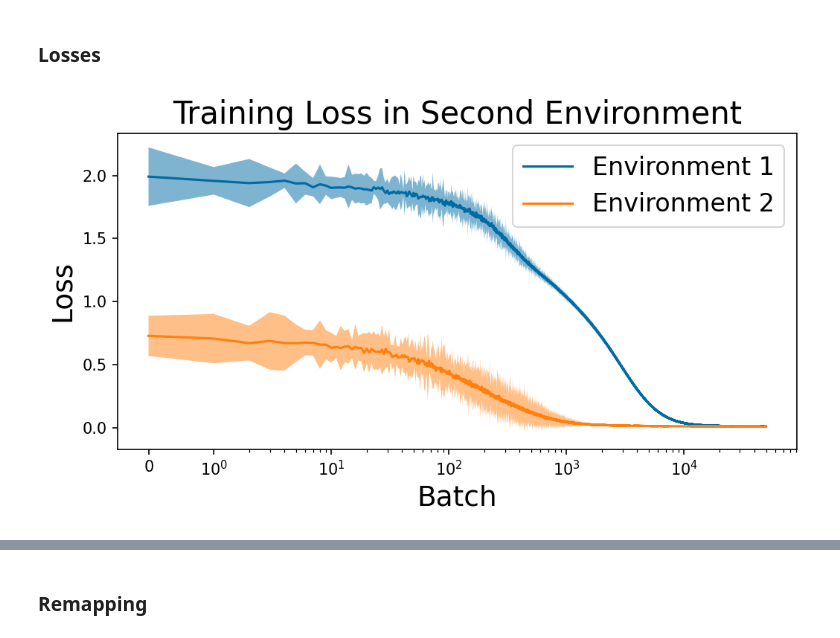
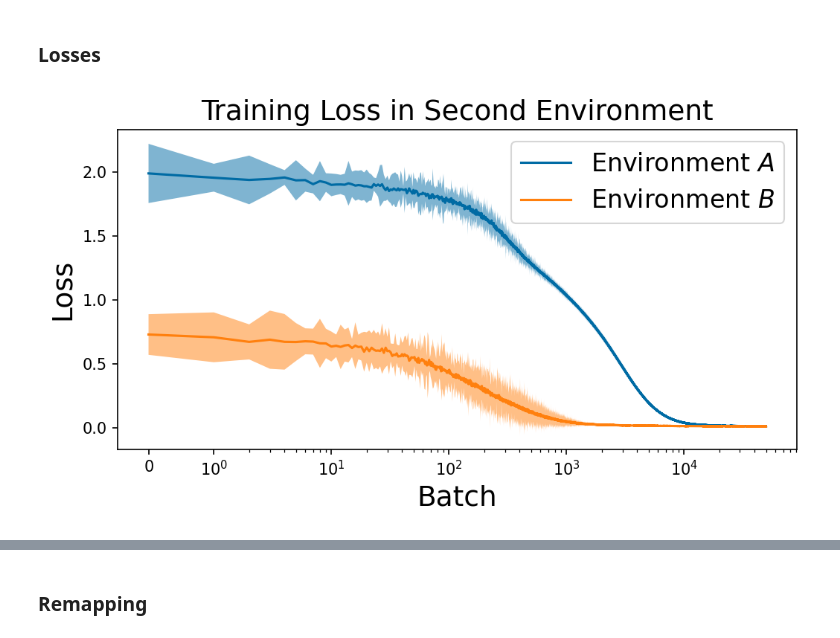
Before and after one commit to ChackMociute/Master-Thesis, a Jupyter notebook: analysis/comparison.ipynb, the cells around one changed output, grey strips where cells are left out. Cells and saved outputs as stored; diff of their text form; code cells hidden in the pictures.

```diff
--- a/analysis/comparison.ipynb
+++ b/analysis/comparison.ipynb
@@ -29,23 +29,23 @@ losses = a2f.get_pos_losses()
 # %%
 plt.figure(figsize=(7, 4), dpi=150)
 
 i = 50000
-for j in range(2):
+for j, env in enumerate(['A', 'B']):
     mean, std = losses.mean(1)[j, :i], losses.std(1)[j, :i] * 5
-    plt.plot(mean, label=f'Environment {j+1}')
+    plt.plot(mean, label=f'Environment ${env}$')
     plt.fill_between(range(i), mean + std, mean - std, alpha=0.5)
 
 plt.xscale('symlog', linthresh=1, subs=range(2, 10), linscale=0.5)
 plt.legend(fontsize=16)
 plt.xlabel('Batch', fontsize=18)
 plt.ylabel('Loss', fontsize=18)
-plt.title("Training Loss in Second Environment", fontsize=20)
+plt.title("Training Loss in Second Environment", fontsize=18)
 
 plt.tight_layout()
 plt.savefig(os.path.join(save_path, 'loss_env2.png'))
 plt.show()
 # %% [output]
-[figure, old version]
+[figure, new version]
 # %%
 plt.figure(figsize=(7, 4), dpi=150)
 
```
Also changed, not shown: parts of 2 cells of this notebook, 3 other files.
